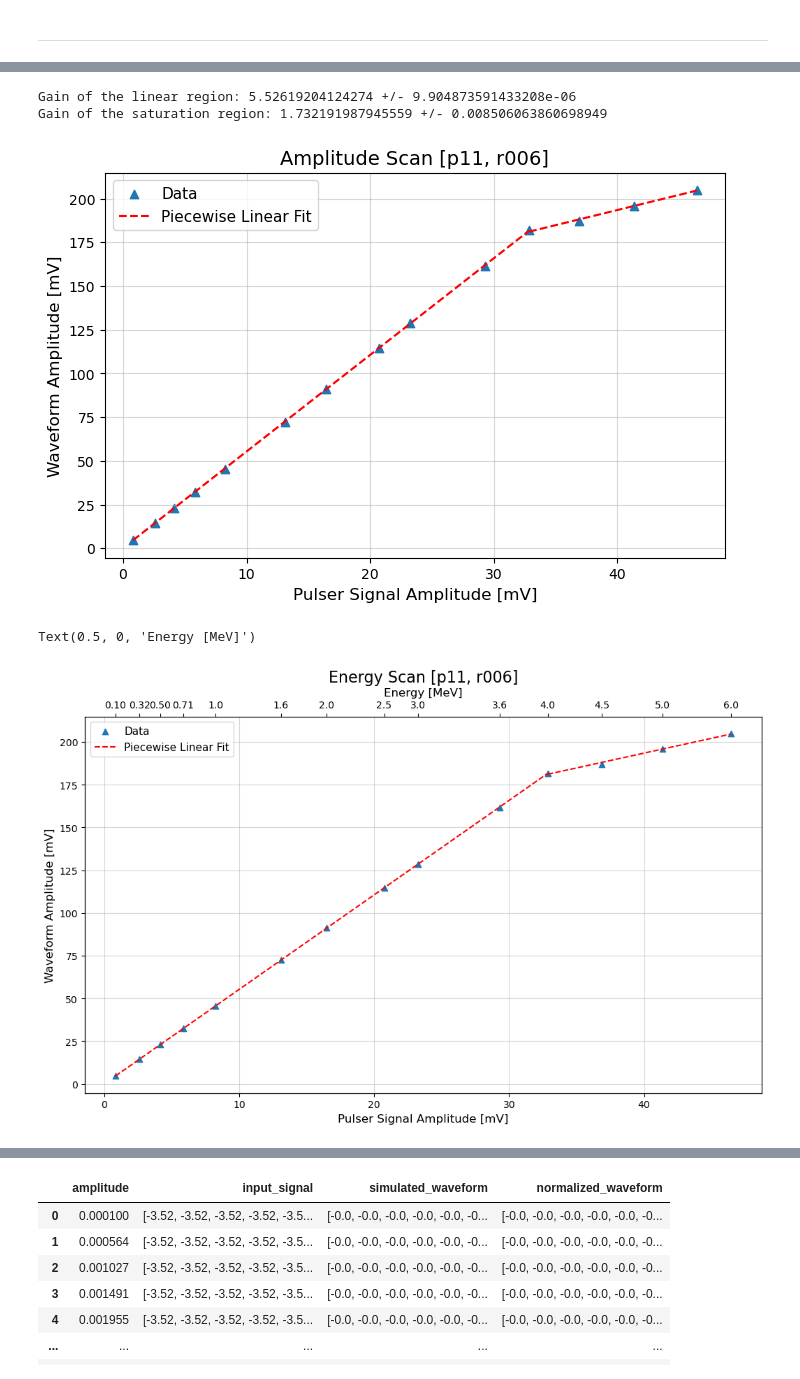
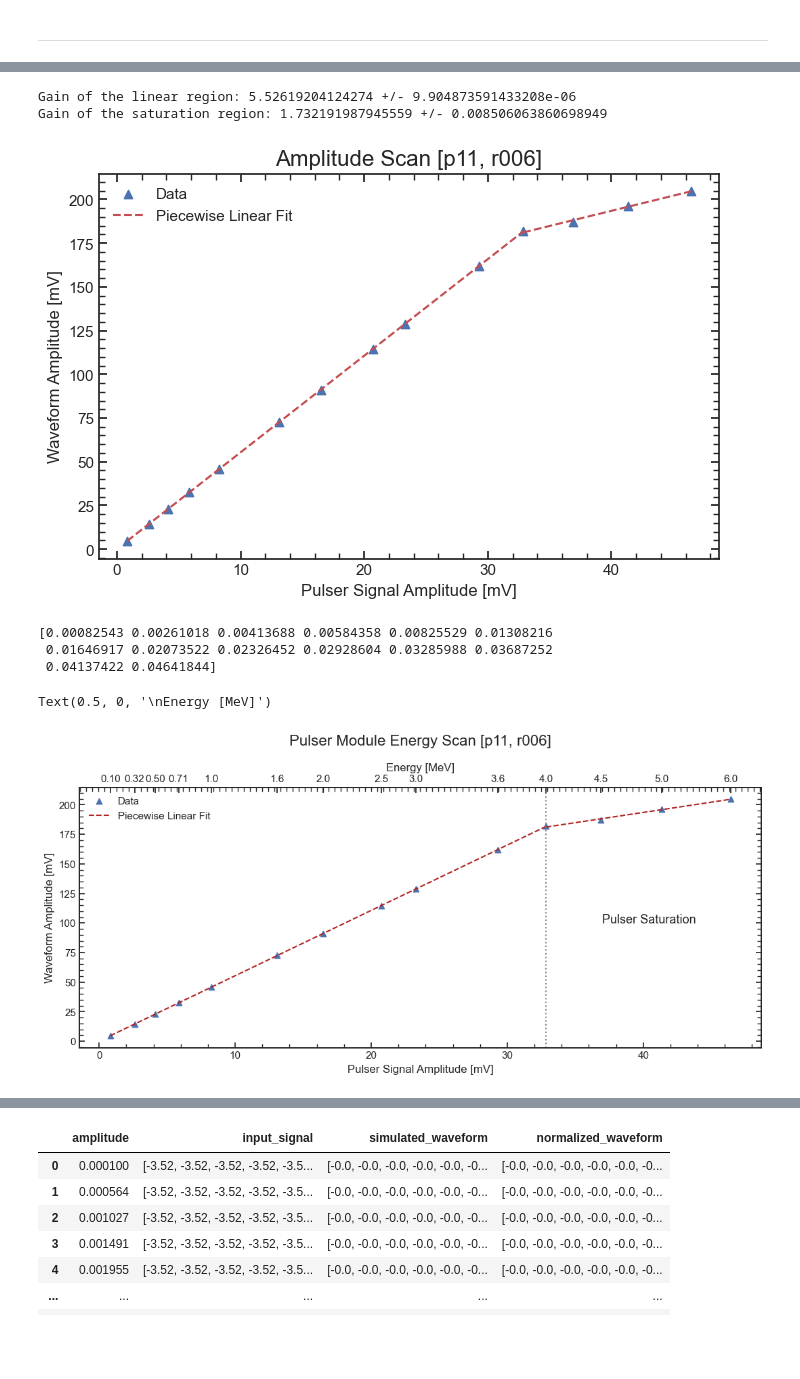
Before and after one commit to GaudioRf/JFETModel, a Jupyter notebook: plots_energy_scans.ipynb, the cells around one changed output, grey strips where cells are left out. Saved outputs shown, nothing was run; the diff lists cells and outputs as text; code cells hidden in the pictures; blank space fills up the shorter version.

```diff
--- a/plots_energy_scans.ipynb
+++ b/plots_energy_scans.ipynb
@@ -338,7 +328,7 @@ energies = np.array([0.1,0.32,0.5,0.71,1.0,1.6,2,2.5,3,3.6,4,4.5,5,6])
 
 
 fig, axs = plt.subplots(num_rows, 2, figsize=(14, 4 * num_rows))
-fig.suptitle('Pulser Energy Scans [p11, r006]', fontsize=14)
+fig.suptitle('Pulser Energy Scans [p11, r006]', fontsize=title_size)
 plt.subplots_adjust(top=0.98)
 
 for i,j in enumerate(energies):
@@ -350,7 +340,6 @@ for i,j in enumerate(energies):
     axs[i, 0].set_xlabel('Time [ns]')
     axs[i, 0].set_ylabel('Voltage [V]')
     axs[i, 0].set_ylim([-0.0035, 0.05])
-    axs[i, 0].grid(alpha=0.5)
     axs[i, 0].text(13800, 0.04, f'Timestamp: {scaled_df.iloc[i]["time_stamp_signal"]}\nScan: {scaled_df.iloc[i]["scan"]+1}\nEnergy: {j} MeV',
         fontsize=9,
         bbox=dict(facecolor="white", edgecolor="lightgray", boxstyle="round,pad=0.5", alpha=0.8))
@@ -362,7 +351,7 @@ for i,j in enumerate(energies):
     axs[i, 1].set_xlabel('Time [ns]')
     axs[i, 1].set_ylabel('Voltage [V]')
     axs[i, 1].set_ylim([-0.015, 0.23])
-    axs[i, 1].grid(alpha=0.5)
+
 
 plt.tight_layout(rect=[0, 0, 1, 0.98])
 # %% [output]
@@ -426,57 +414,53 @@ plt.figure(figsize=(8,5))
 plt.scatter(signal_amplitude*1e3, waveform_amplitude*1e3,  marker='^', label='Data')
 plt.plot(signal_amplitude_filtred*1e3,linear_fit(signal_amplitude_filtred, *popt)*1e3, 'r--', label='Piecewise Linear Fit')
 plt.plot(signal_amplitude_tail*1e3,linear_fit(signal_amplitude_tail, *popt1)*1e3, 'r--')
-plt.title('Amplitude Scan [p11, r006]')
+plt.title('Amplitude Scan [p11, r006]', fontsize=title_size)
 plt.xlabel('Pulser Signal Amplitude [mV]')
 plt.ylabel('Waveform Amplitude [mV]')
-plt.grid(alpha=0.5)
-plt.legend();
+plt.legend(frameon=False);
 # %% [output]
 Gain of the linear region: 5.52619204124274 +/- 9.904873591433208e-06
 Gain of the saturation region: 1.732191987945559 +/- 0.008506063860698949
-[figure, old version]
+[figure, new version]
+# %%
+print(signal_amplitude)
+# %% [output]
+[0.00082543 0.00261018 0.00413688 0.00584358 0.00825529 0.01308216
+ 0.01646917 0.02073522 0.02326452 0.02928604 0.03285988 0.03687252
+ 0.04137422 0.04641844]
 # %%
-plt.figure(figsize=(12.5,7))
+plt.figure(figsize=(13,5))
 
-# Set font sizes
-plt.rcParams.update({
-    'font.size': 12,          # Default text size
-    'axes.titlesize': 14,     # Title size
-    'axes.labelsize': 12,     # Axis label size
-    'xtick.labelsize': 10,    # X-tick label size
-    'ytick.labelsize': 10,    # Y-tick label size
-    'legend.fontsize': 11     # Legend size
-})
-title_size = 16
 
 # Main plot
 ax1 = plt.gca()  # Get current axis
 plt.scatter(signal_amplitude*1e3, waveform_amplitude*1e3, marker='^', label='Data')
-plt.plot(signal_amplitude_filtred*1e3, linear_fit(signal_amplitude_filtred, *popt)*1e3, 'r--', label='Piecewise Linear Fit')
-plt.plot(signal_amplitude_tail*1e3, linear_fit(signal_amplitude_tail, *popt1)*1e3, 'r--')
-plt.title('Energy Scan [p11, r006]', fontsize=title_size)
+plt.plot(signal_amplitude_filtred*1e3, linear_fit(signal_amplitude_filtred, *popt)*1e3, ls='--', color='firebrick', label='Piecewise Linear Fit')
+plt.plot(signal_amplitude_tail*1e3, linear_fit(signal_amplitude_tail, *popt1)*1e3, ls='--', color='firebrick')
+plt.title('Pulser Module Energy Scan [p11, r006]', fontsize=title_size)
+plt.axvline(x=0.03285988*1e3, ls=':', color='gray')
 plt.xlabel('Pulser Signal Amplitude [mV]')
 plt.ylabel('Waveform Amplitude [mV]')
-plt.grid(alpha=0.5)
-plt.legend()
+plt.text(37, 100, 'Pulser Saturation', fontsize=13)
+plt.legend(frameon=False)
 
 # Create secondary x-axis at the top
 ax2 = ax1.twiny()
 
 # Energy values in MeV
 energies = np.array([0.1, 0.32, 0.5, 0.71, 1.0, 1.6, 2, 2.5, 3, 3.6, 4, 4.5, 5, 6])  # MeV
 
 # Direct mapping: energy values correspond to the signal amplitude data points
 # Use the actual signal amplitude values (in mV) as tick positions
 ax2.set_xlim(ax1.get_xlim())
 ax2.set_xticks(signal_amplitude*1e3)  # Use your actual signal amplitude values in mV
 ax2.set_xticklabels([f'{e:.2f}' if e < 1 else f'{e:.1f}' for e in energies])
-ax2.set_xlabel('Energy [MeV]')
+ax2.set_xlabel('\nEnergy [MeV]')
 
 #plt.tight_layout()
 # %% [output]
-Text(0.5, 0, 'Energy [MeV]')
+Text(0.5, 0, '\nEnergy [MeV]')
-[figure, old version]
+[figure, new version]
 # %%
 def integrate_signal_2(R_f, C_f, input_signal, dt, decay=True):
     tau = R_f * C_f
```
Also changed, not shown: parts of 13 cells of this notebook, 13 other files.
